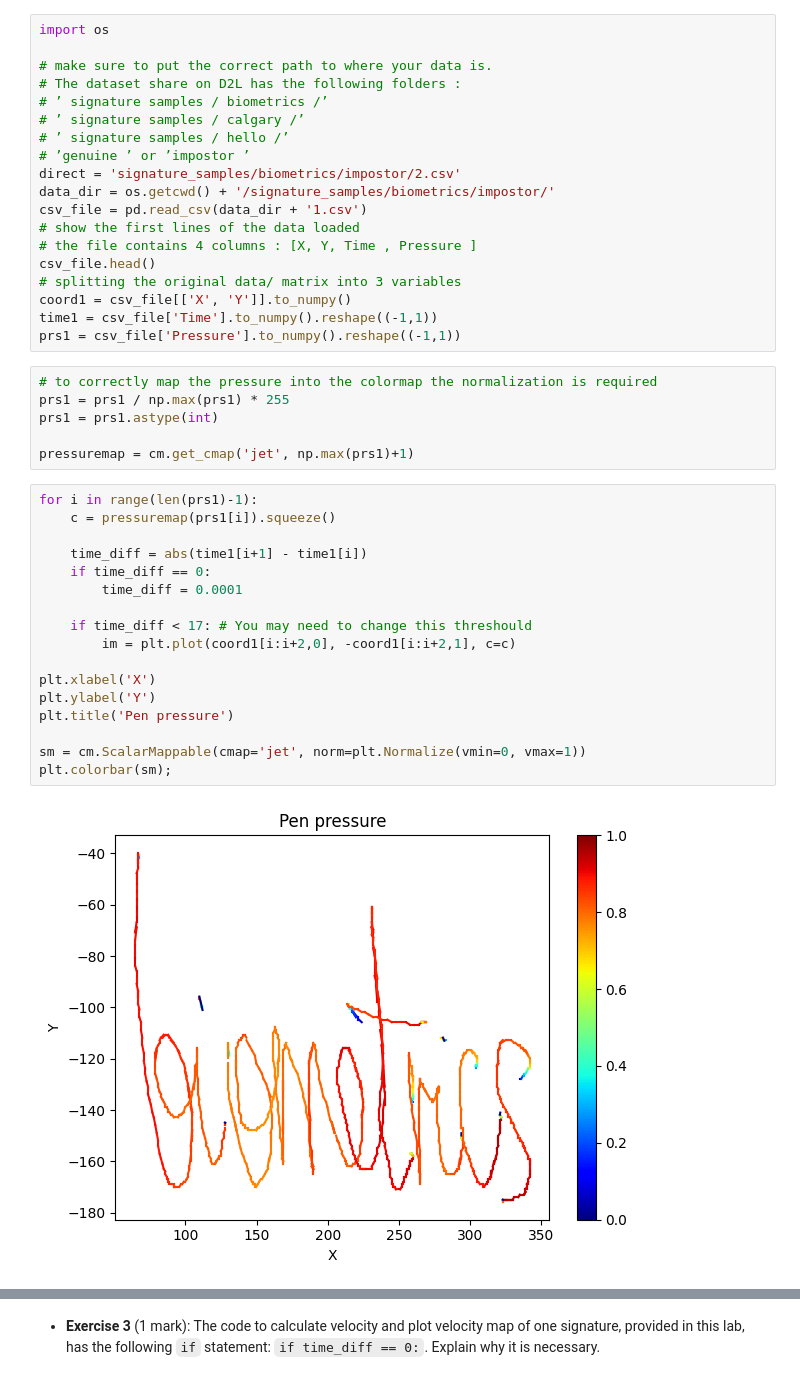
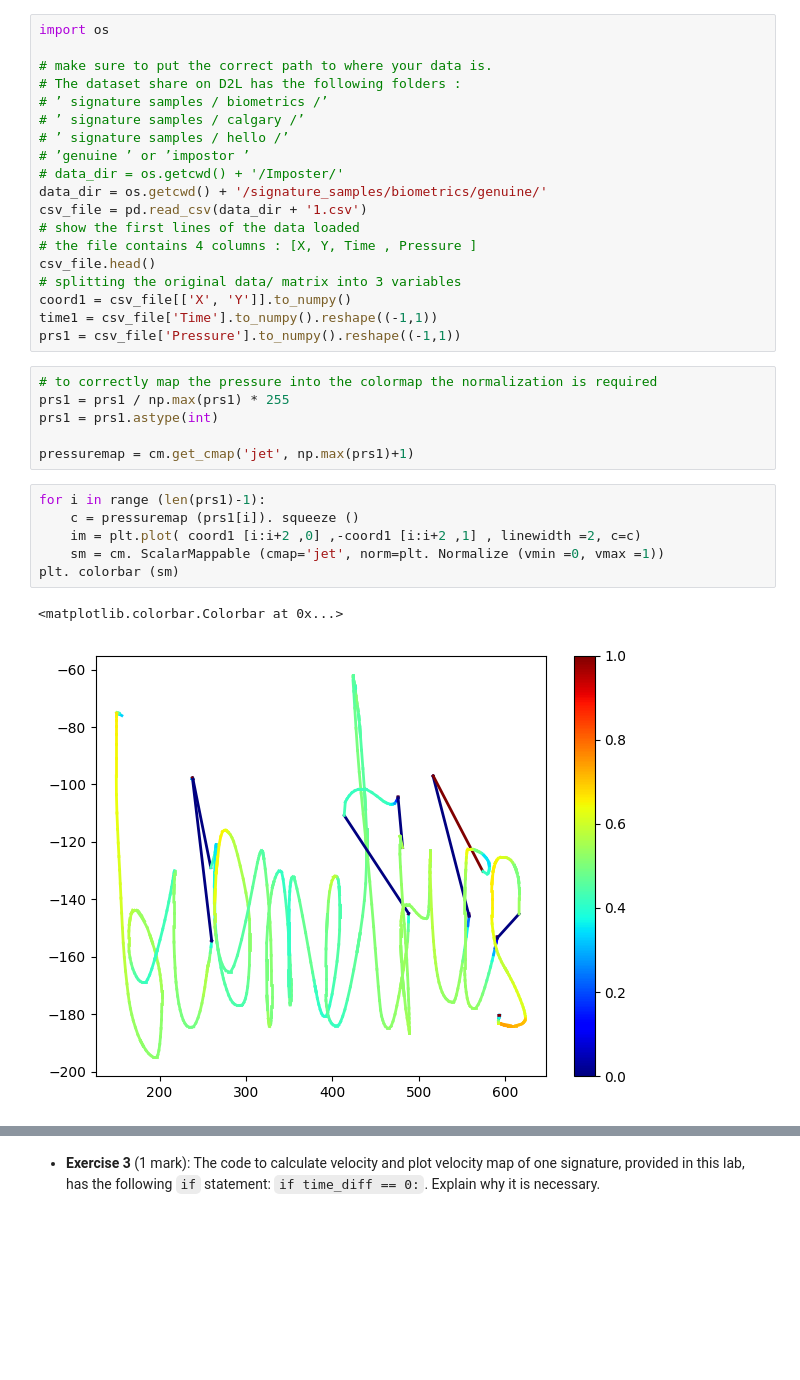
Before and after one commit to TheJade/ENCM509, a Jupyter notebook: Lab2/Lab02_2023W.ipynb, the cells around one changed output, grey strips where cells are left out. Cells and saved outputs as stored; diff of their text form; blank space fills up the shorter version.

```diff
--- a/Lab2/Lab02_2023W.ipynb
+++ b/Lab2/Lab02_2023W.ipynb
@@ -351,8 +351,8 @@ import os
 # ’ signature samples / calgary /’
 # ’ signature samples / hello /’
 # ’genuine ’ or ’impostor ’
-direct = 'signature_samples/biometrics/impostor/2.csv'
-data_dir = os.getcwd() + '/signature_samples/biometrics/impostor/'
+# data_dir = os.getcwd() + '/Imposter/'
+data_dir = os.getcwd() + '/signature_samples/biometrics/genuine/'
 csv_file = pd.read_csv(data_dir + '1.csv')
 # show the first lines of the data loaded
 # the file contains 4 columns : [X, Y, Time , Pressure ]
@@ -368,21 +368,11 @@ prs1 = prs1.astype(int)
 
 pressuremap = cm.get_cmap('jet', np.max(prs1)+1)
 # %%
-for i in range(len(prs1)-1):
-    c = pressuremap(prs1[i]).squeeze()
-
-    time_diff = abs(time1[i+1] - time1[i])
-    if time_diff == 0:
-        time_diff = 0.0001
-
-    if time_diff < 17: # You may need to change this threshould
-        im = plt.plot(coord1[i:i+2,0], -coord1[i:i+2,1], c=c)
-
-plt.xlabel('X')
-plt.ylabel('Y')
-plt.title('Pen pressure')
-
-sm = cm.ScalarMappable(cmap='jet', norm=plt.Normalize(vmin=0, vmax=1))
-plt.colorbar(sm);
+for i in range (len(prs1)-1):
+    c = pressuremap (prs1[i]). squeeze ()
+    im = plt.plot( coord1 [i:i+2 ,0] ,-coord1 [i:i+2 ,1] , linewidth =2, c=c)
+    sm = cm. ScalarMappable (cmap='jet', norm=plt. Normalize (vmin =0, vmax =1))
+plt. colorbar (sm)
 # %% [output]
+<matplotlib.colorbar.Colorbar at 0x...>
-[figure, old version]
+[figure, new version]
```
Also changed, not shown: parts of 8 cells of this notebook.
